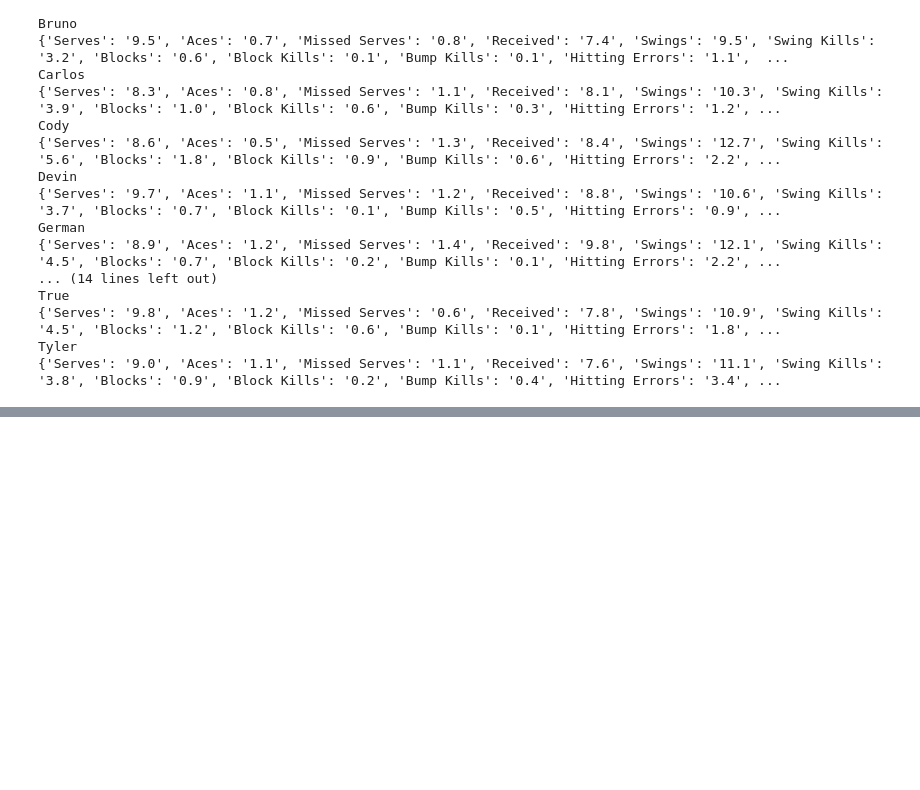
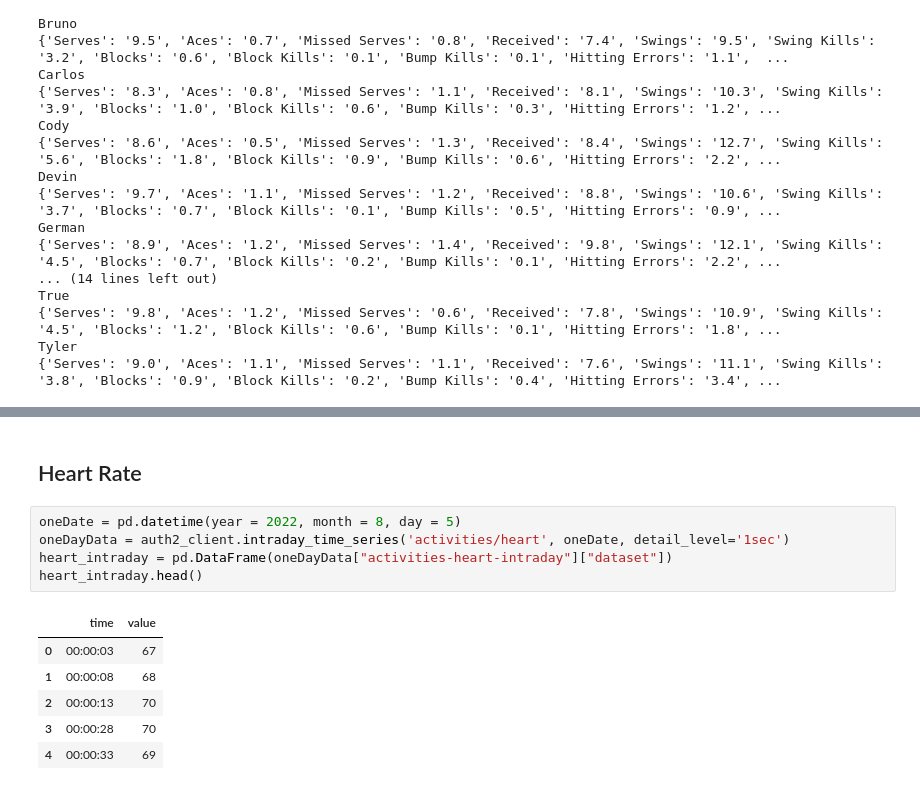
Before and after one commit to HagenFritz/HLB-Stats, a Jupyter notebook: notebooks/1.0-hef-explore.ipynb, the cells around one changed output, grey strips where cells are left out. Cells and saved outputs as stored; diff of their text form; blank space fills up the shorter version.

```diff
--- a/notebooks/1.0-hef-explore.ipynb
+++ b/notebooks/1.0-hef-explore.ipynb
@@ -53,0 +124,14 @@ Tyler
+# %% [markdown]
+## Heart Rate
+# %%
+oneDate = pd.datetime(year = 2022, month = 8, day = 5)
+oneDayData = auth2_client.intraday_time_series('activities/heart', oneDate, detail_level='1sec')
+heart_intraday = pd.DataFrame(oneDayData["activities-heart-intraday"]["dataset"])
+heart_intraday.head()
+# %% [output]
+|  | time | value |
+| 0 | 00:00:03 | 67 |
+| 1 | 00:00:08 | 68 |
+| 2 | 00:00:13 | 70 |
+| 3 | 00:00:28 | 70 |
+| 4 | 00:00:33 | 69 |
```
Also changed, not shown: parts of 17 cells of this notebook, 3 other files.
